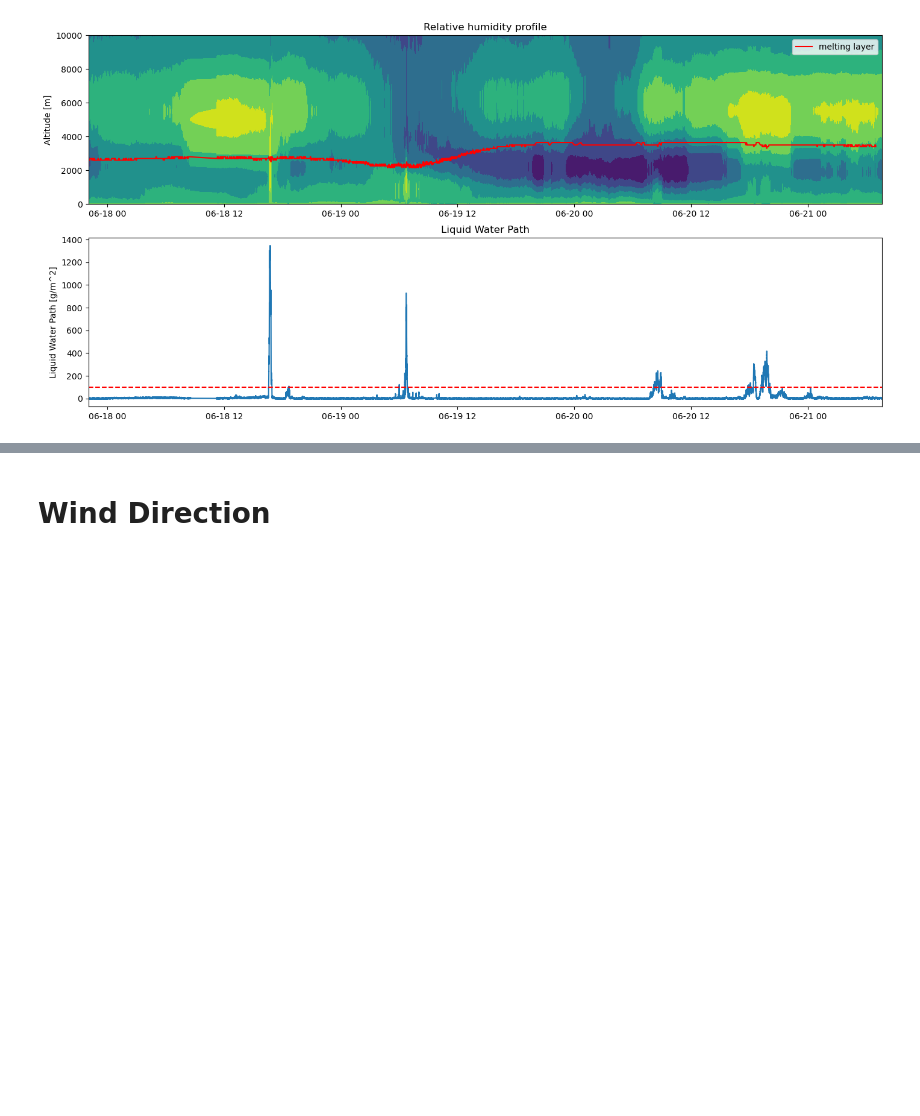
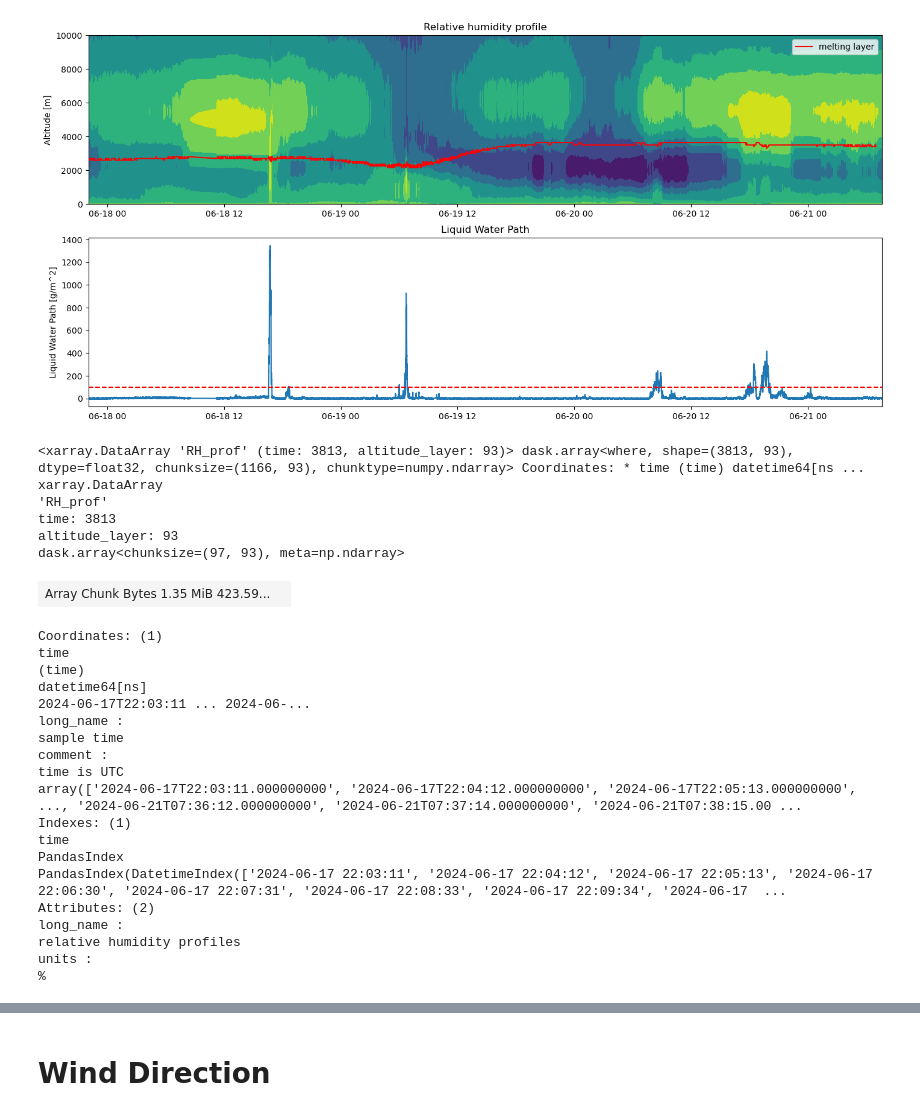
Before and after one commit to nefelita/Fieldwork, a Jupyter notebook: Nef.ipynb, the cells around one changed output, grey strips where cells are left out. Drawn from its saved outputs; the diff is of its cells as text; code cells hidden in the pictures; blank space fills up the shorter version.

```diff
--- a/Nef.ipynb
+++ b/Nef.ipynb
@@ -305,3 +305,33 @@ ax2.set_xlim(pd.Timestamp("2024-06-17T22:03:11.000000000"), pd.Timestamp("2024-0
 # %% [output]
 (19891.918877314816, 19895.318229166667)
 [figure]
+# %%
+liquid_wc = HPC.RH_prof.where(HPC.RH_prof > 80)
+liquid_wc
+# %% [output]
+<xarray.DataArray 'RH_prof' (time: 3813, altitude_layer: 93)> dask.array<where, shape=(3813, 93), dtype=float32, chunksize=(1166, 93), chunktype=numpy.ndarray> Coordinates: * time (time) datetime64[ns ...
+xarray.DataArray
+'RH_prof'
+time: 3813
+altitude_layer: 93
+dask.array<chunksize=(97, 93), meta=np.ndarray>
+| Array Chunk Bytes 1.35 MiB 423.59... |  |
+Coordinates: (1)
+time
+(time)
+datetime64[ns]
+2024-06-17T22:03:11 ... 2024-06-...
+long_name :
+sample time
+comment :
+time is UTC
+array(['2024-06-17T22:03:11.000000000', '2024-06-17T22:04:12.000000000', '2024-06-17T22:05:13.000000000', ..., '2024-06-21T07:36:12.000000000', '2024-06-21T07:37:14.000000000', '2024-06-21T07:38:15.00 ...
+Indexes: (1)
+time
+PandasIndex
+PandasIndex(DatetimeIndex(['2024-06-17 22:03:11', '2024-06-17 22:04:12', '2024-06-17 22:05:13', '2024-06-17 22:06:30', '2024-06-17 22:07:31', '2024-06-17 22:08:33', '2024-06-17 22:09:34', '2024-06-17  ...
+Attributes: (2)
+long_name :
+relative humidity profiles
+units :
+%
```
Also changed, not shown: parts of 1 cell of this notebook.
